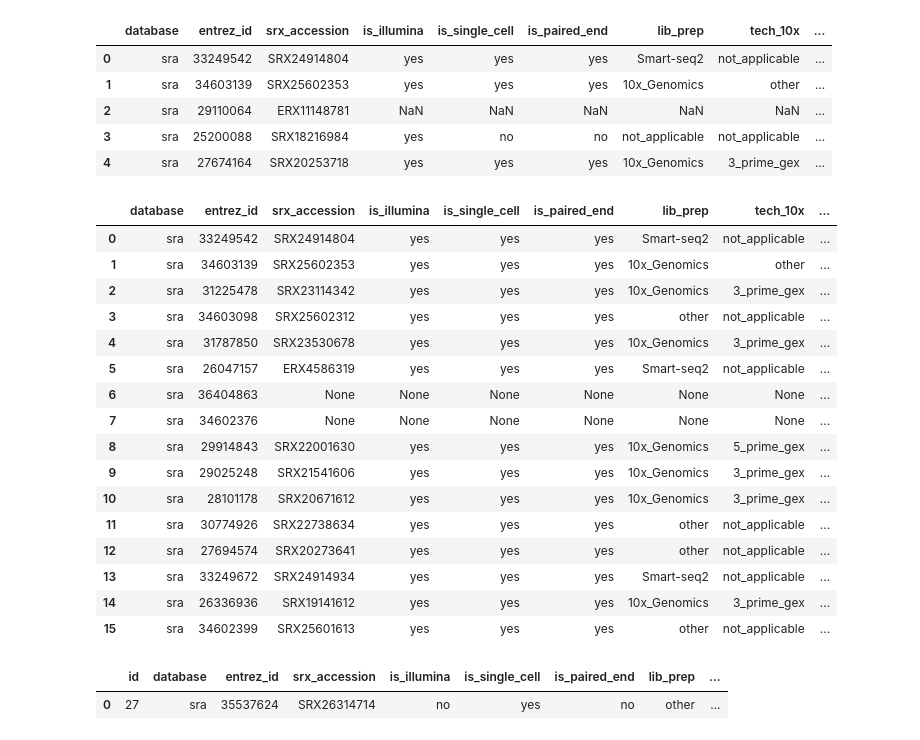
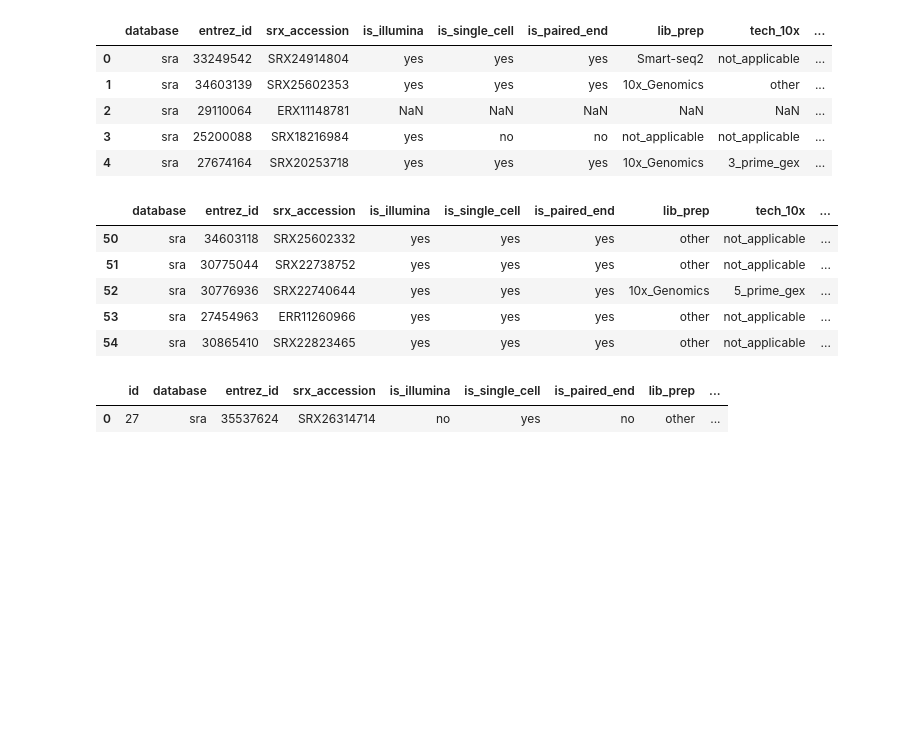
Before and after one commit to timoast/SRAgent, a Jupyter notebook: notebooks/gcp_postgesql.ipynb, the cells around one changed output. Drawn from its saved outputs; the diff is of its cells as text; code cells hidden in the pictures; blank space fills up the shorter version.

```diff
--- a/notebooks/gcp_postgesql.ipynb
+++ b/notebooks/gcp_postgesql.ipynb
@@ -188,32 +188,21 @@ df.head()
 # %%
 # records with notes
 tbl = Table("srx_metadata")
 stmt = Query \
     .from_(tbl) \
     .where(tbl.notes != "") \
     .where(tbl.notes != "NaN") \
     .where(tbl.notes != "Processed by Chris Carpenter") \
     .select("*")
 df = pd.read_sql(str(stmt), conn)
-df
+df.tail()
 # %% [output]
 |  | database | entrez_id | srx_accession | is_illumina | is_single_cell | is_paired_end | lib_prep | tech_10x | ... |
-| 0 | sra | 33249542 | SRX24914804 | yes | yes | yes | Smart-seq2 | not_applicable | ... |
-| 1 | sra | 34603139 | SRX25602353 | yes | yes | yes | 10x_Genomics | other | ... |
-| 2 | sra | 31225478 | SRX23114342 | yes | yes | yes | 10x_Genomics | 3_prime_gex | ... |
-| 3 | sra | 34603098 | SRX25602312 | yes | yes | yes | other | not_applicable | ... |
-| 4 | sra | 31787850 | SRX23530678 | yes | yes | yes | 10x_Genomics | 3_prime_gex | ... |
-| 5 | sra | 26047157 | ERX4586319 | yes | yes | yes | Smart-seq2 | not_applicable | ... |
-| 6 | sra | 36404863 | None | None | None | None | None | None | ... |
-| 7 | sra | 34602376 | None | None | None | None | None | None | ... |
-| 8 | sra | 29914843 | SRX22001630 | yes | yes | yes | 10x_Genomics | 5_prime_gex | ... |
-| 9 | sra | 29025248 | SRX21541606 | yes | yes | yes | 10x_Genomics | 3_prime_gex | ... |
-| 10 | sra | 28101178 | SRX20671612 | yes | yes | yes | 10x_Genomics | 3_prime_gex | ... |
-| 11 | sra | 30774926 | SRX22738634 | yes | yes | yes | other | not_applicable | ... |
-| 12 | sra | 27694574 | SRX20273641 | yes | yes | yes | other | not_applicable | ... |
-| 13 | sra | 33249672 | SRX24914934 | yes | yes | yes | Smart-seq2 | not_applicable | ... |
-| 14 | sra | 26336936 | SRX19141612 | yes | yes | yes | 10x_Genomics | 3_prime_gex | ... |
-| 15 | sra | 34602399 | SRX25601613 | yes | yes | yes | other | not_applicable | ... |
+| 50 | sra | 34603118 | SRX25602332 | yes | yes | yes | other | not_applicable | ... |
+| 51 | sra | 30775044 | SRX22738752 | yes | yes | yes | other | not_applicable | ... |
+| 52 | sra | 30776936 | SRX22740644 | yes | yes | yes | 10x_Genomics | 5_prime_gex | ... |
+| 53 | sra | 27454963 | ERR11260966 | yes | yes | yes | other | not_applicable | ... |
+| 54 | sra | 30865410 | SRX22823465 | yes | yes | yes | other | not_applicable | ... |
 # %%
 # write to db directory
 outfile = "../db/2024-12-16_srx_metadata.csv"
```
Also changed, not shown: 2 other files.
